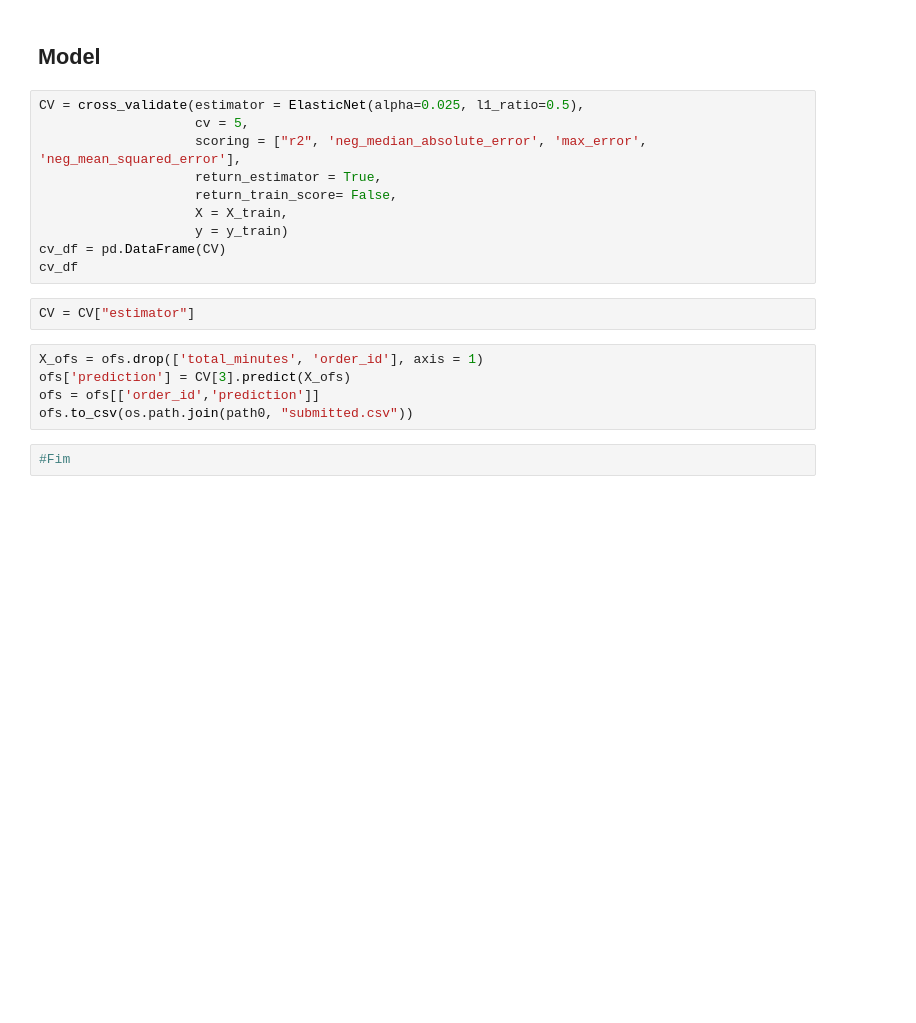
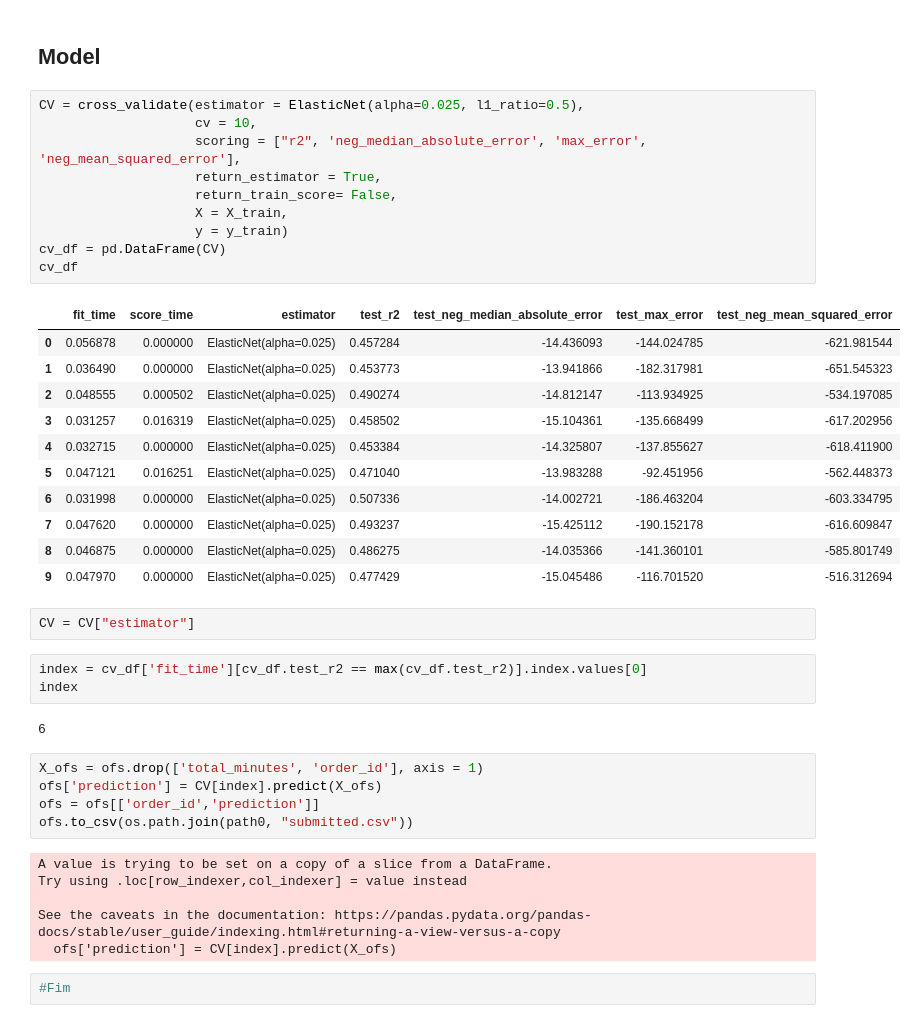
Before and after one commit to sanchobuendia/test_cornershop, a Jupyter notebook: model.ipynb, the cells around one changed output. Saved outputs shown, nothing was run; the diff lists cells and outputs as text; blank space fills up the shorter version.

```diff
--- a/model.ipynb
+++ b/model.ipynb
@@ -120,20 +218,43 @@ ofs[var_num] = StdSca.transform(ofs[var_num])
 ## Model
 # %%
 CV = cross_validate(estimator = ElasticNet(alpha=0.025, l1_ratio=0.5),
-                    cv = 5,
+                    cv = 10,
                     scoring = ["r2", 'neg_median_absolute_error', 'max_error', 'neg_mean_squared_error'],
                     return_estimator = True,
                     return_train_score= False,
                     X = X_train,
                     y = y_train)
 cv_df = pd.DataFrame(CV)
 cv_df
+# %% [output]
+|  | fit_time | score_time | estimator | test_r2 | test_neg_median_absolute_error | test_max_error | test_neg_mean_squared_error |
+| 0 | 0.056878 | 0.000000 | ElasticNet(alpha=0.025) | 0.457284 | -14.436093 | -144.024785 | -621.981544 |
+| 1 | 0.036490 | 0.000000 | ElasticNet(alpha=0.025) | 0.453773 | -13.941866 | -182.317981 | -651.545323 |
+| 2 | 0.048555 | 0.000502 | ElasticNet(alpha=0.025) | 0.490274 | -14.812147 | -113.934925 | -534.197085 |
+| 3 | 0.031257 | 0.016319 | ElasticNet(alpha=0.025) | 0.458502 | -15.104361 | -135.668499 | -617.202956 |
+| 4 | 0.032715 | 0.000000 | ElasticNet(alpha=0.025) | 0.453384 | -14.325807 | -137.855627 | -618.411900 |
+| 5 | 0.047121 | 0.016251 | ElasticNet(alpha=0.025) | 0.471040 | -13.983288 | -92.451956 | -562.448373 |
+| 6 | 0.031998 | 0.000000 | ElasticNet(alpha=0.025) | 0.507336 | -14.002721 | -186.463204 | -603.334795 |
+| 7 | 0.047620 | 0.000000 | ElasticNet(alpha=0.025) | 0.493237 | -15.425112 | -190.152178 | -616.609847 |
+| 8 | 0.046875 | 0.000000 | ElasticNet(alpha=0.025) | 0.486275 | -14.035366 | -141.360101 | -585.801749 |
+| 9 | 0.047970 | 0.000000 | ElasticNet(alpha=0.025) | 0.477429 | -15.045486 | -116.701520 | -516.312694 |
 # %%
 CV = CV["estimator"]
+# %%
+index = cv_df['fit_time'][cv_df.test_r2 == max(cv_df.test_r2)].index.values[0]
+index
+# %% [output]
+6
 # %%
 X_ofs = ofs.drop(['total_minutes', 'order_id'], axis = 1)
-ofs['prediction'] = CV[3].predict(X_ofs)
+ofs['prediction'] = CV[index].predict(X_ofs)
 ofs = ofs[['order_id','prediction']]
 ofs.to_csv(os.path.join(path0, "submitted.csv"))
+# %% [output]
+A value is trying to be set on a copy of a slice from a DataFrame.
+Try using .loc[row_indexer,col_indexer] = value instead
+
+See the caveats in the documentation: https://pandas.pydata.org/pandas-docs/stable/user_guide/indexing.html#returning-a-view-versus-a-copy
+  ofs['prediction'] = CV[index].predict(X_ofs)
 # %%
 #Fim
```
Also changed, not shown: parts of 9 cells of this notebook, 1 other file.
